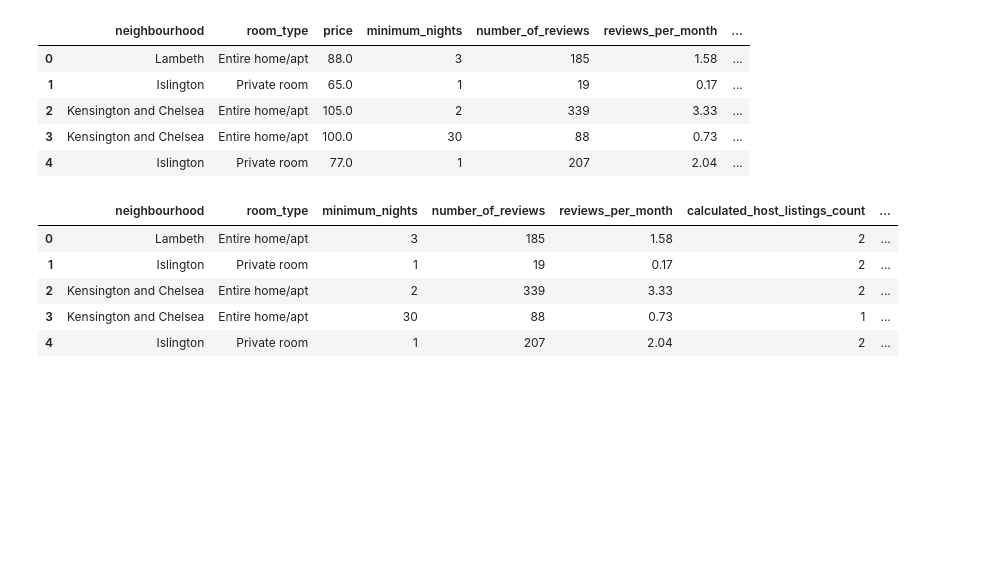
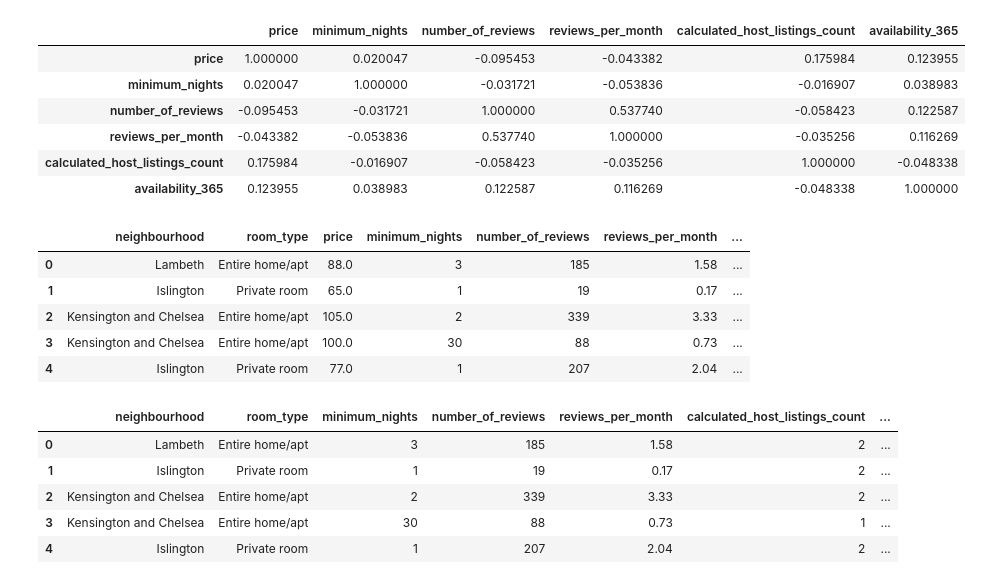
Before and after one commit to Factoria-F5-AI-Bootcamp-1-Edicion/EquipoLondres, a Jupyter notebook: IA_Presupuesto.ipynb, the cells around one changed output. Drawn from its saved outputs; the diff is of its cells as text; code cells hidden in the pictures; blank space fills up the shorter version.

```diff
--- a/IA_Presupuesto.ipynb
+++ b/IA_Presupuesto.ipynb
@@ -62 +102,11 @@ df.head()
+# %%
+df.corr()
+# %% [output]
+|  | price | minimum_nights | number_of_reviews | reviews_per_month | calculated_host_listings_count | availability_365 |
+| price | 1.000000 | 0.020047 | -0.095453 | -0.043382 | 0.175984 | 0.123955 |
+| minimum_nights | 0.020047 | 1.000000 | -0.031721 | -0.053836 | -0.016907 | 0.038983 |
+| number_of_reviews | -0.095453 | -0.031721 | 1.000000 | 0.537740 | -0.058423 | 0.122587 |
+| reviews_per_month | -0.043382 | -0.053836 | 0.537740 | 1.000000 | -0.035256 | 0.116269 |
+| calculated_host_listings_count | 0.175984 | -0.016907 | -0.058423 | -0.035256 | 1.000000 | -0.048338 |
+| availability_365 | 0.123955 | 0.038983 | 0.122587 | 0.116269 | -0.048338 | 1.000000 |
 # %%
```
Also changed, not shown: parts of 31 cells of this notebook, 1 other file.
